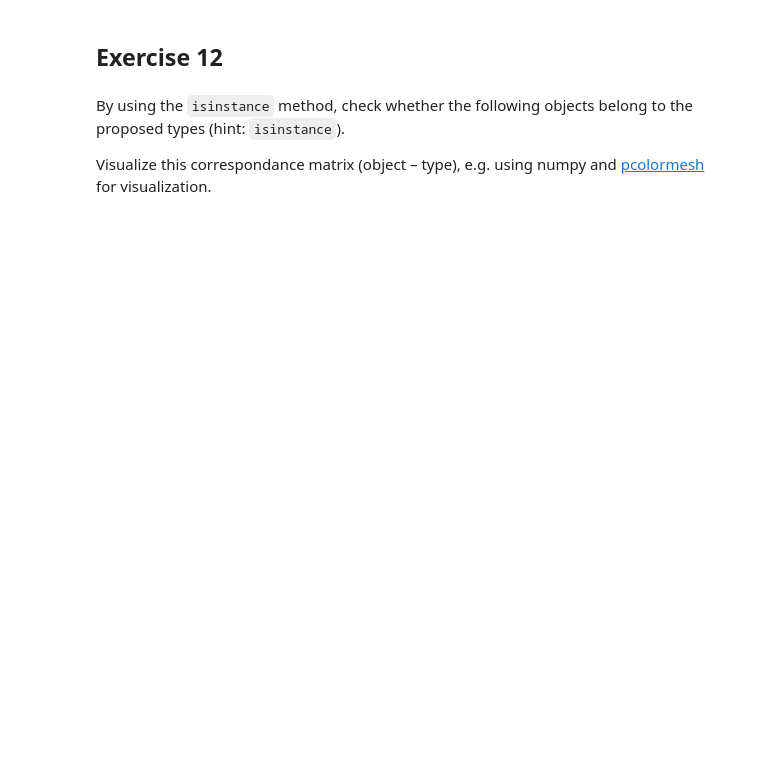
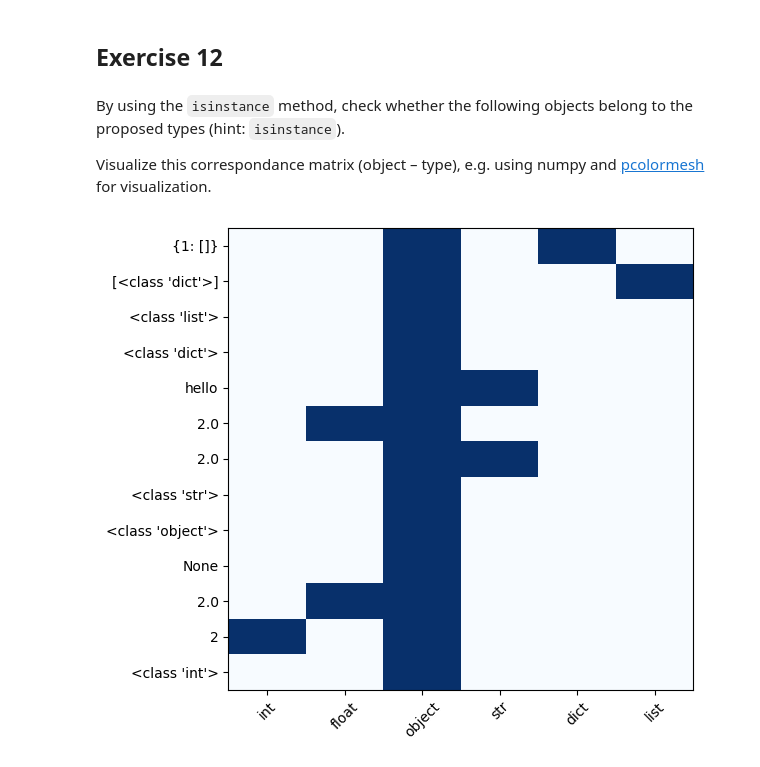
Before and after one commit to faranbutt/python-software-dev-msai, a Jupyter notebook: assignments/assignment_1.ipynb, the cells around one changed output. Cells and saved outputs as stored; diff of their text form; code cells hidden in the pictures; blank space fills up the shorter version.

```diff
--- a/assignments/assignment_1.ipynb
+++ b/assignments/assignment_1.ipynb
@@ -182,3 +413,12 @@ list_of_types = [
     dict,
     list
 ]
+# %%
+mat = np.array([[isinstance(obj,typ) for typ in list_of_types] for obj in list_of_objects])
+plt.figure(figsize=(6,6))
+plt.pcolormesh(mat,cmap="Blues")
+plt.xticks(np.arange(len(list_of_types))+0.5,[typ.__name__ for typ in list_of_types],rotation = 45)
+plt.yticks(np.arange(len(list_of_objects)) + 0.5, [str(obj) for obj in list_of_objects])
+plt.show()
+# %% [output]
+[figure, added]
```
Also changed, not shown: parts of 25 cells of this notebook.
